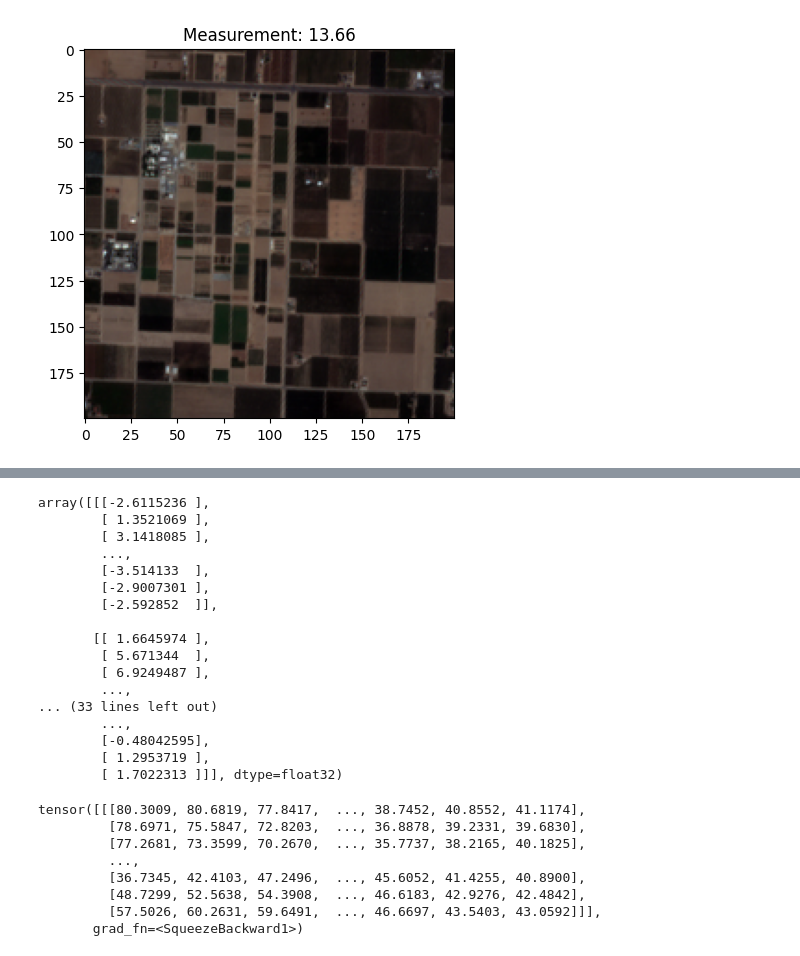
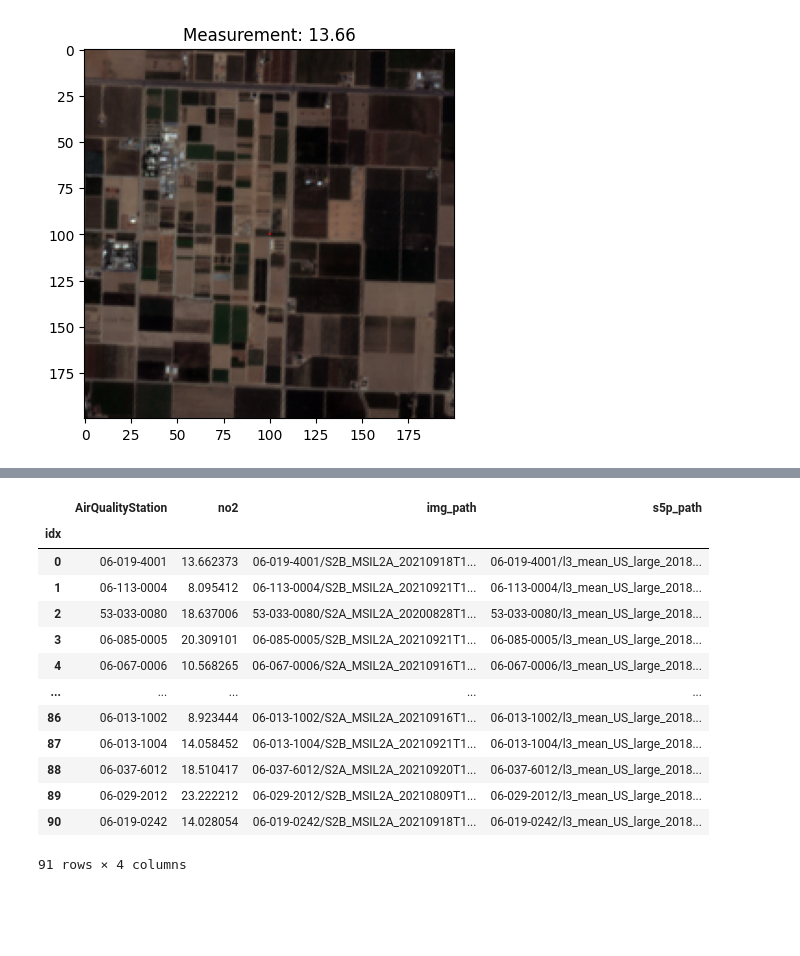
Before and after one commit to rbngz/IMP-2023, a Jupyter notebook: src/analysis.ipynb, the cells around one changed output, grey strips where cells are left out. Saved outputs shown, nothing was run; the diff lists cells and outputs as text; code cells hidden in the pictures; blank space fills up the shorter version.

```diff
--- a/src/analysis.ipynb
+++ b/src/analysis.ipynb
@@ -60,31 +64,20 @@ plt.imshow(output_np)
-# %%
-output_np
-# %% [output]
-array([[[-2.6115236 ],
-        [ 1.3521069 ],
-        [ 3.1418085 ],
-        ...,
-        [-3.514133  ],
-        [-2.9007301 ],
-        [-2.592852  ]],
-
-       [[ 1.6645974 ],
-        [ 5.671344  ],
-        [ 6.9249487 ],
-        ...,
-... (33 lines left out)
-        ...,
-        [-0.48042595],
-        [ 1.2953719 ],
-        [ 1.7022313 ]]], dtype=float32)
-# %%
-outputs
-# %% [output]
-tensor([[[80.3009, 80.6819, 77.8417,  ..., 38.7452, 40.8552, 41.1174],
-         [78.6971, 75.5847, 72.8203,  ..., 36.8878, 39.2331, 39.6830],
-         [77.2681, 73.3599, 70.2670,  ..., 35.7737, 38.2165, 40.1825],
-         ...,
-         [36.7345, 42.4103, 47.2496,  ..., 45.6052, 41.4255, 40.8900],
-         [48.7299, 52.5638, 54.3908,  ..., 46.6183, 42.9276, 42.4842],
-         [57.5026, 60.2631, 59.6491,  ..., 46.6697, 43.5403, 43.0592]]],
-       grad_fn=<SqueezeBackward1>)
+# %%
+import pandas as pd
+samples_df = pd.read_csv("../data/samples/samples_S2S5P_2018_2020_epa.csv", index_col="idx")
+# %%
+samples_df
+# %% [output]
+|  | AirQualityStation | no2 | img_path | s5p_path |
+| idx |  |  |  |  |
+| 0 | 06-019-4001 | 13.662373 | 06-019-4001/S2B_MSIL2A_20210918T1... | 06-019-4001/l3_mean_US_large_2018... |
+| 1 | 06-113-0004 | 8.095412 | 06-113-0004/S2B_MSIL2A_20210921T1... | 06-113-0004/l3_mean_US_large_2018... |
+| 2 | 53-033-0080 | 18.637006 | 53-033-0080/S2A_MSIL2A_20200828T1... | 53-033-0080/l3_mean_US_large_2018... |
+| 3 | 06-085-0005 | 20.309101 | 06-085-0005/S2B_MSIL2A_20210921T1... | 06-085-0005/l3_mean_US_large_2018... |
+| 4 | 06-067-0006 | 10.568265 | 06-067-0006/S2A_MSIL2A_20210916T1... | 06-067-0006/l3_mean_US_large_2018... |
+| ... | ... | ... | ... | ... |
+| 86 | 06-013-1002 | 8.923444 | 06-013-1002/S2A_MSIL2A_20210916T1... | 06-013-1002/l3_mean_US_large_2018... |
+| 87 | 06-013-1004 | 14.058452 | 06-013-1004/S2B_MSIL2A_20210921T1... | 06-013-1004/l3_mean_US_large_2018... |
+| 88 | 06-037-6012 | 18.510417 | 06-037-6012/S2A_MSIL2A_20210920T1... | 06-037-6012/l3_mean_US_large_2018... |
+| 89 | 06-029-2012 | 23.222212 | 06-029-2012/S2B_MSIL2A_20210809T1... | 06-029-2012/l3_mean_US_large_2018... |
+| 90 | 06-019-0242 | 14.028054 | 06-019-0242/S2B_MSIL2A_20210918T1... | 06-019-0242/l3_mean_US_large_2018... |
+91 rows × 4 columns
```
Also changed, not shown: parts of 5 cells of this notebook, 9 other files.
